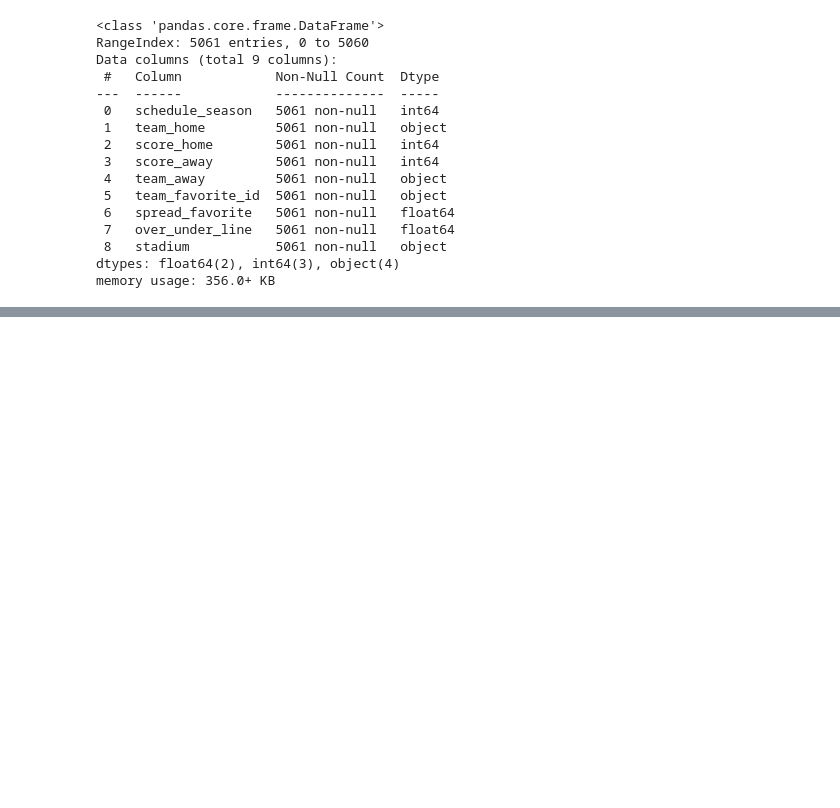
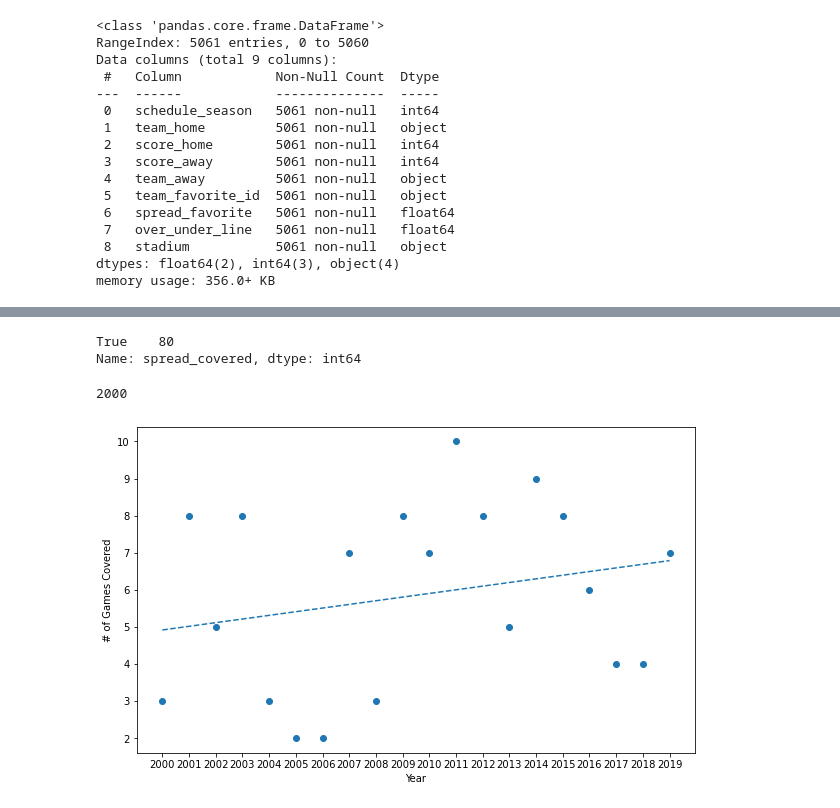
Before and after one commit to gvader24/smu_project1_nfl, a Jupyter notebook: Gage's Work/Regression.ipynb, the cells around one changed output, grey strips where cells are left out. Cells and saved outputs as stored; diff of their text form; code cells hidden in the pictures; blank space fills up the shorter version.

```diff
--- a/Gage's Work/Regression.ipynb
+++ b/Gage's Work/Regression.ipynb
@@ -62,0 +167,32 @@ memory usage: 2.2+ KB
+# %%
+regression_df.loc[(regression_df.team_favorite_id == "DAL") & (regression_df.spread_covered == True)].spread_covered.value_counts()
+# %% [output]
+True    80
+Name: spread_covered, dtype: int64
+# %%
+years = regression_df.schedule_season.unique()
+years[0]
+# %% [output]
+2000
+# %%
+covered_count = []
+not_covered_count = []
+
+for year in years:
+    covered_count.append(len(regression_df.loc[(regression_df.team_favorite_id == "GB") & (regression_df.spread_covered == True) & (regression_df.schedule_season == year)]))
+
+for year in years:
+    not_covered_count.append(len(regression_df.loc[(regression_df.team_favorite_id == "GB") & (regression_df.spread_covered == False) & (regression_df.schedule_season == year)]))
+# %%
+pe_slope, pe_int, pe_r, pe_p, pe_std_err = stats.linregress(years, covered_count)
+pe_fit = pe_slope * years + pe_int
+# %%
+plt.figure(figsize=(10,6))
+plt.scatter(years,covered_count)
+plt.plot(years,pe_fit,"--")
+plt.xticks(years)
+plt.xlabel('Year')
+plt.ylabel('# of Games Covered')
+plt.show()
+# %% [output]
+[figure, added]
```
Also changed, not shown: parts of 41 cells of this notebook.
